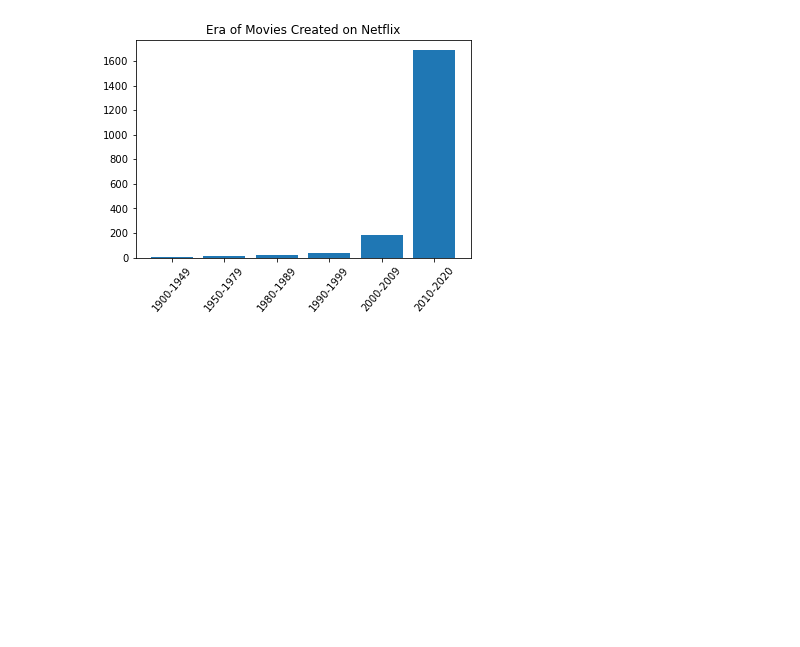
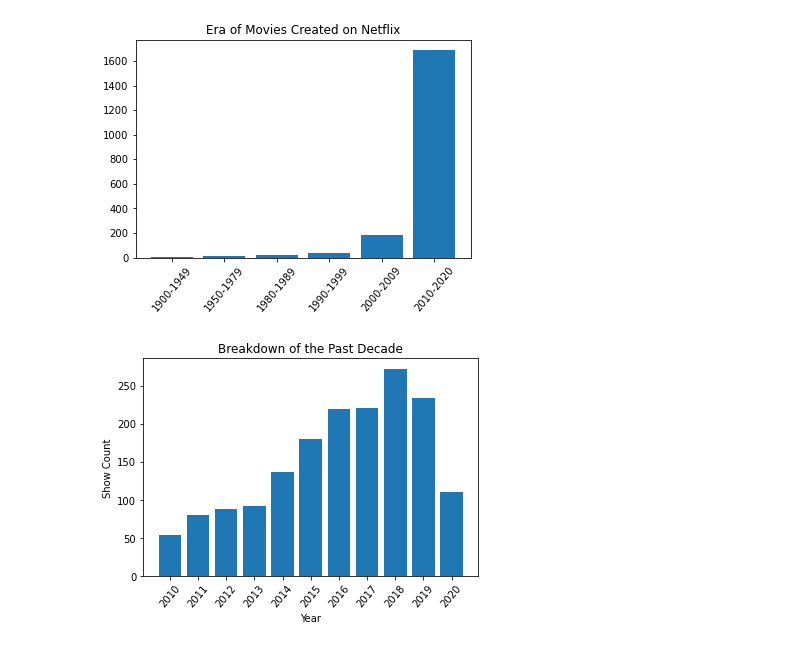
Before and after one commit to Tgreenhu/streaming-platform-analysis, a Jupyter notebook: netflix.ipynb, the cells around one changed output. Saved outputs shown, nothing was run; the diff lists cells and outputs as text; code cells hidden in the pictures; blank space fills up the shorter version.

Commit message:
added visuals

```diff
--- a/netflix.ipynb
+++ b/netflix.ipynb
@@ -141,3 +144,14 @@ plt.title('Era of Movies Created on Netflix');
 plt.xticks(rotation=50);
 # %% [output]
 [figure]
+# %%
+netflix_years = netflix_df.groupby("Year")
+netflix_year_count = netflix_years.count().tail(11)
+top_11_years = ['2010', '2011', '2012', '2013', '2014', '2015', '2016', '2017', '2018', '2019', '2020']
+plt.bar(top_11_years,netflix_year_count['Title'])
+plt.title('Breakdown of the Past Decade')
+plt.xlabel('Year')
+plt.ylabel('Show Count')
+plt.xticks(rotation=50);
+# %% [output]
+[figure, added]
```
Also changed, not shown: parts of 9 cells of this notebook.
